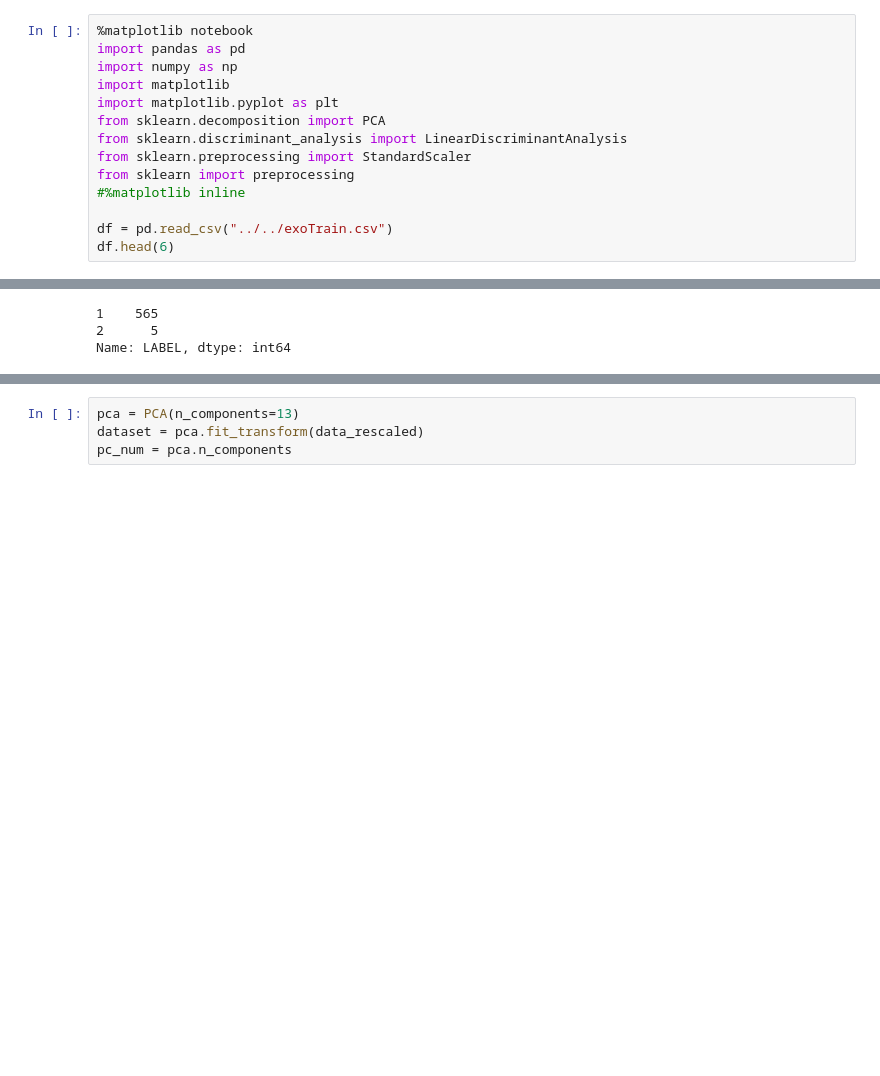
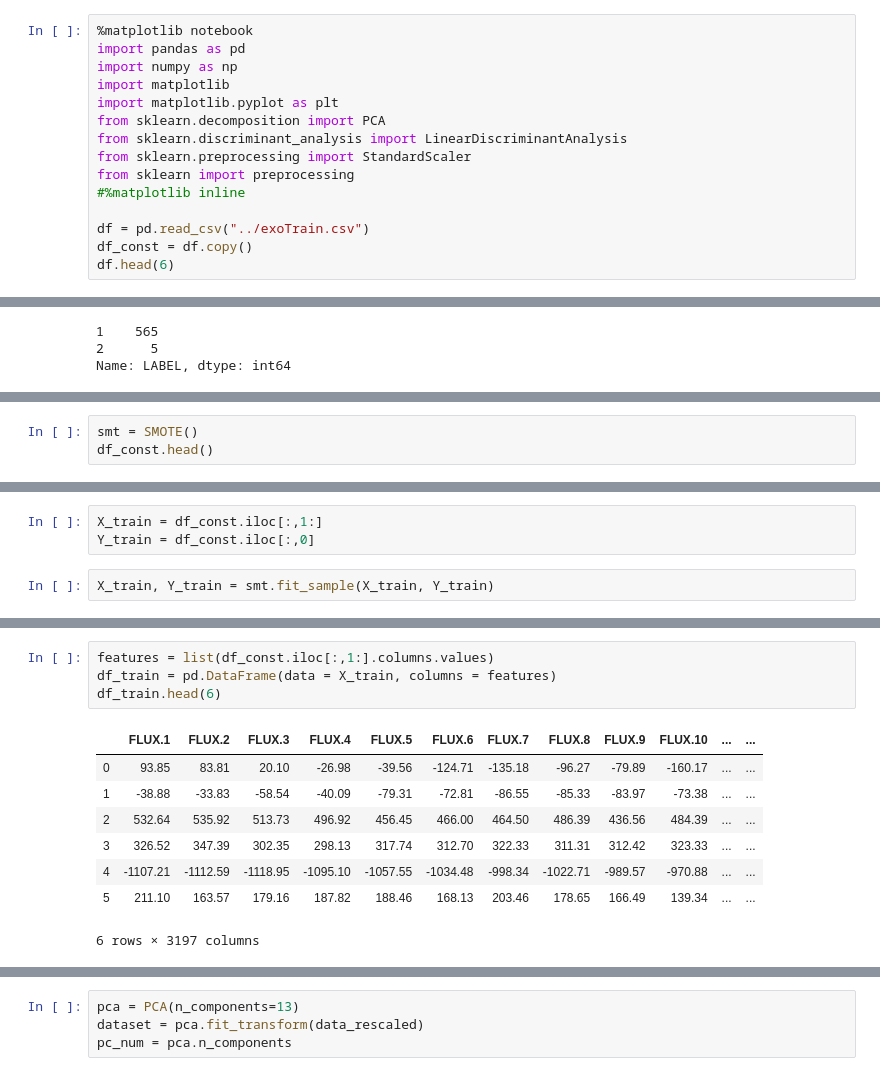
Before and after one commit to nikderi/Projects, a Jupyter notebook: projectone.ipynb, the cells around one changed output, grey strips where cells are left out. Drawn from its saved outputs; the diff is of its cells as text; blank space fills up the shorter version.

```diff
--- a/projectone.ipynb
+++ b/projectone.ipynb
@@ -16,7 +16,8 @@ from sklearn.preprocessing import StandardScaler
 from sklearn import preprocessing
 #%matplotlib inline
 
-df = pd.read_csv("../../exoTrain.csv")
+df = pd.read_csv("../exoTrain.csv")
+df_const = df.copy()
 df.head(6)
 # %% [output]
 |  | LABEL | FLUX.1 | FLUX.2 | FLUX.3 | FLUX.4 | FLUX.5 | FLUX.6 | FLUX.7 | FLUX.8 | FLUX.9 | ... | ... |
@@ -301,0 +308,3 @@ ModuleNotFoundError: No module named 'imblearn'
+# %%
+smt = SMOTE()
+df_const.head()
@@ -301,0 +319,5 @@ ModuleNotFoundError: No module named 'imblearn'
+# %%
+X_train = df_const.iloc[:,1:]
+Y_train = df_const.iloc[:,0]
+# %%
+X_train, Y_train = smt.fit_sample(X_train, Y_train)
@@ -301,0 +342,13 @@ ModuleNotFoundError: No module named 'imblearn'
+# %%
+features = list(df_const.iloc[:,1:].columns.values)
+df_train = pd.DataFrame(data = X_train, columns = features)
+df_train.head(6)
+# %% [output]
+|  | FLUX.1 | FLUX.2 | FLUX.3 | FLUX.4 | FLUX.5 | FLUX.6 | FLUX.7 | FLUX.8 | FLUX.9 | FLUX.10 | ... | ... |
+| 0 | 93.85 | 83.81 | 20.10 | -26.98 | -39.56 | -124.71 | -135.18 | -96.27 | -79.89 | -160.17 | ... | ... |
+| 1 | -38.88 | -33.83 | -58.54 | -40.09 | -79.31 | -72.81 | -86.55 | -85.33 | -83.97 | -73.38 | ... | ... |
+| 2 | 532.64 | 535.92 | 513.73 | 496.92 | 456.45 | 466.00 | 464.50 | 486.39 | 436.56 | 484.39 | ... | ... |
+| 3 | 326.52 | 347.39 | 302.35 | 298.13 | 317.74 | 312.70 | 322.33 | 311.31 | 312.42 | 323.33 | ... | ... |
+| 4 | -1107.21 | -1112.59 | -1118.95 | -1095.10 | -1057.55 | -1034.48 | -998.34 | -1022.71 | -989.57 | -970.88 | ... | ... |
+| 5 | 211.10 | 163.57 | 179.16 | 187.82 | 188.46 | 168.13 | 203.46 | 178.65 | 166.49 | 139.34 | ... | ... |
+6 rows × 3197 columns
```
Also changed, not shown: parts of 95 cells of this notebook.
